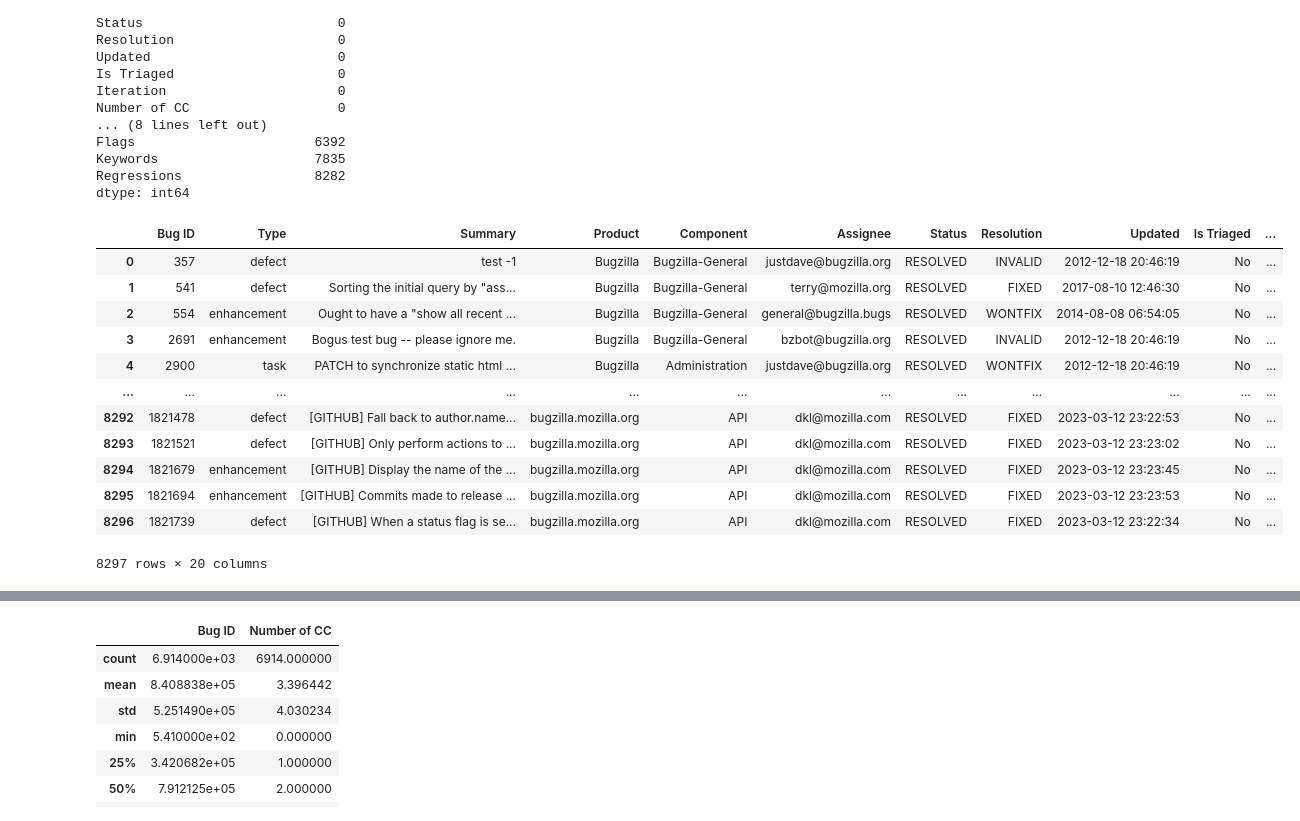
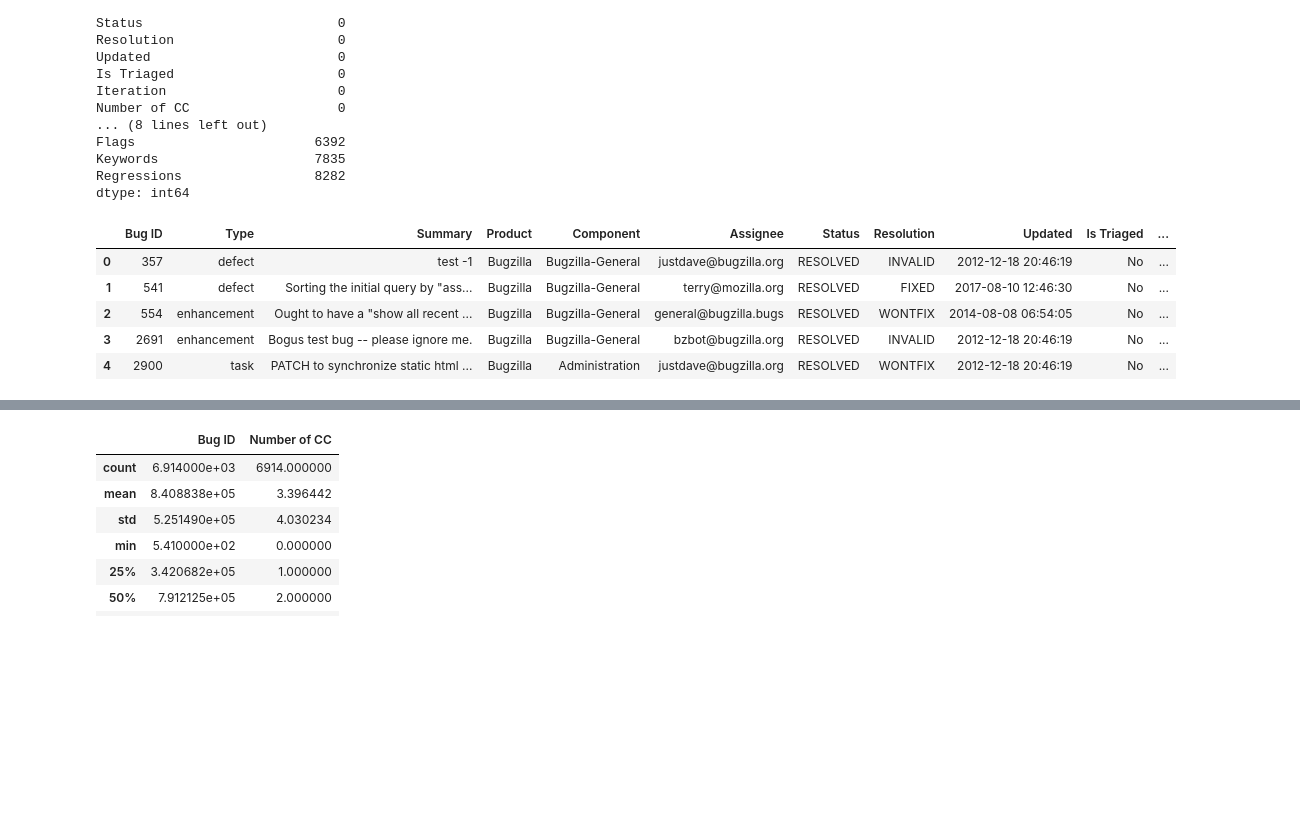
Before and after one commit to Mystic-Trooper/bug-triaging-2, a Jupyter notebook: bug triaging.ipynb, the cells around one changed output, grey strips where cells are left out. Saved outputs shown, nothing was run; the diff lists cells and outputs as text; code cells hidden in the pictures; blank space fills up the shorter version.

```diff
--- a/bug triaging.ipynb
+++ b/bug triaging.ipynb
@@ -43,20 +37,13 @@ Regressions                 8282
 dtype: int64
 # %%
 dataset.drop(df.columns[[20, 21, 22]], axis=1, inplace=True)
-dataset
+dataset.head()
 # %% [output]
 |  | Bug ID | Type | Summary | Product | Component | Assignee | Status | Resolution | Updated | Is Triaged | ... |
 | 0 | 357 | defect | test -1 | Bugzilla | Bugzilla-General | justdave@bugzilla.org | RESOLVED | INVALID | 2012-12-18 20:46:19 | No | ... |
 | 1 | 541 | defect | Sorting the initial query by "ass... | Bugzilla | Bugzilla-General | terry@mozilla.org | RESOLVED | FIXED | 2017-08-10 12:46:30 | No | ... |
 | 2 | 554 | enhancement | Ought to have a "show all recent ... | Bugzilla | Bugzilla-General | general@bugzilla.bugs | RESOLVED | WONTFIX | 2014-08-08 06:54:05 | No | ... |
 | 3 | 2691 | enhancement | Bogus test bug -- please ignore me. | Bugzilla | Bugzilla-General | bzbot@bugzilla.org | RESOLVED | INVALID | 2012-12-18 20:46:19 | No | ... |
 | 4 | 2900 | task | PATCH to synchronize static html ... | Bugzilla | Administration | justdave@bugzilla.org | RESOLVED | WONTFIX | 2012-12-18 20:46:19 | No | ... |
-| ... | ... | ... | ... | ... | ... | ... | ... | ... | ... | ... | ... |
-| 8292 | 1821478 | defect | [GITHUB] Fall back to author.name... | bugzilla.mozilla.org | API | dkl@mozilla.com | RESOLVED | FIXED | 2023-03-12 23:22:53 | No | ... |
-| 8293 | 1821521 | defect | [GITHUB] Only perform actions to ... | bugzilla.mozilla.org | API | dkl@mozilla.com | RESOLVED | FIXED | 2023-03-12 23:23:02 | No | ... |
-| 8294 | 1821679 | enhancement | [GITHUB] Display the name of the ... | bugzilla.mozilla.org | API | dkl@mozilla.com | RESOLVED | FIXED | 2023-03-12 23:23:45 | No | ... |
-| 8295 | 1821694 | enhancement | [GITHUB] Commits made to release ... | bugzilla.mozilla.org | API | dkl@mozilla.com | RESOLVED | FIXED | 2023-03-12 23:23:53 | No | ... |
-| 8296 | 1821739 | defect | [GITHUB] When a status flag is se... | bugzilla.mozilla.org | API | dkl@mozilla.com | RESOLVED | FIXED | 2023-03-12 23:22:34 | No | ... |
-8297 rows × 20 columns
 # %%
 datasets= dataset[(dataset.Resolution!="WONTFIX")& (dataset.Resolution!="INVALID")]
```
Also changed, not shown: parts of 45 cells of this notebook, 7 other files.
